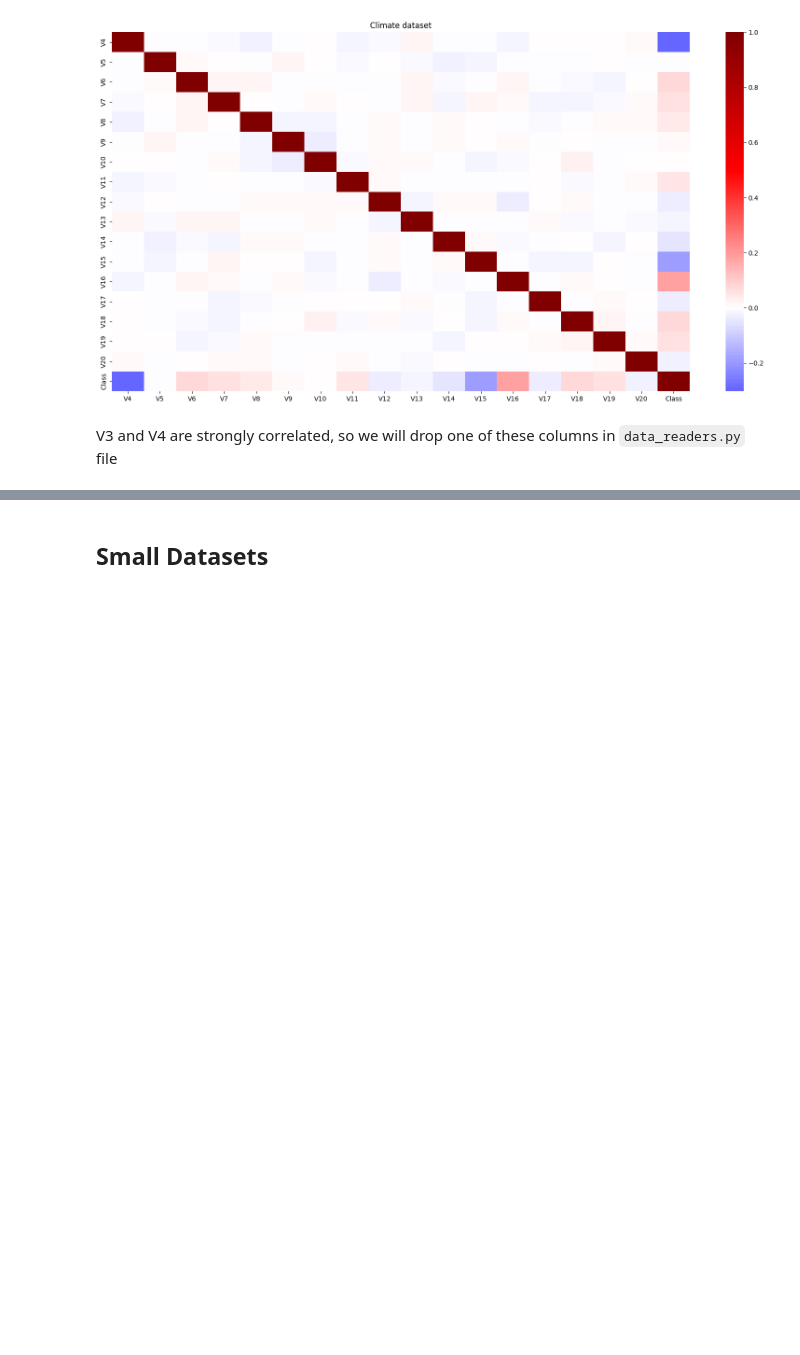
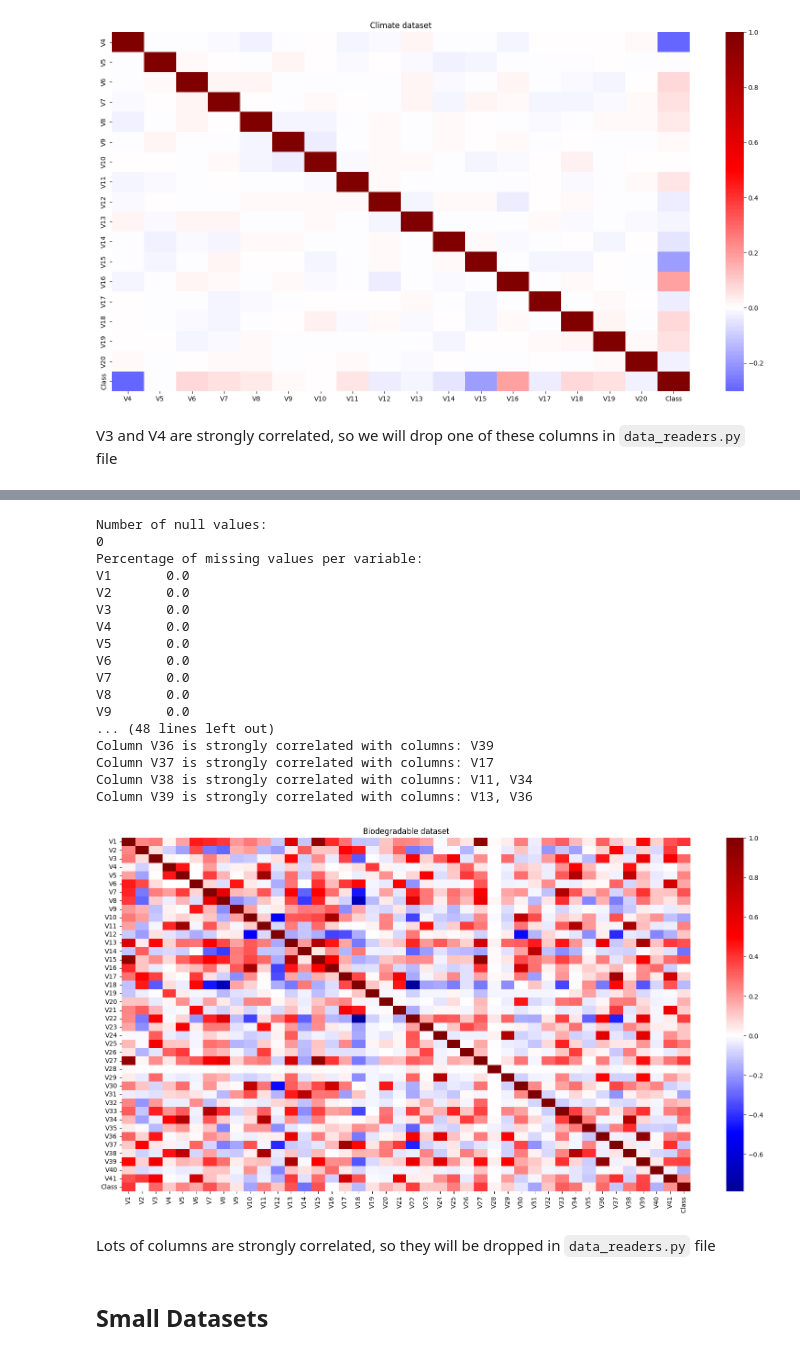
Before and after one commit to LJaremek/AdvancedMachineLearningProject-MINI, a Jupyter notebook: data_processing.ipynb, the cells around one changed output, grey strips where cells are left out. Cells and saved outputs as stored; diff of their text form; code cells hidden in the pictures; blank space fills up the shorter version.

Commit message:
biodeg dataset

```diff
--- a/data_processing.ipynb
+++ b/data_processing.ipynb
@@ -156,0 +159,4 @@ V3 and V4 are strongly correlated, so we will drop one of these columns in `data
+# %%
+data = arff.loadarff("data/biodegradable/phpGUrE90.arff")
+biodeg_df = pd.DataFrame(data[0])
+biodeg_df.head()
@@ -157,3 +184,41 @@ V3 and V4 are strongly correlated, so we will drop one of these columns in `data
+# %%
+biodeg_df.replace({'Class': {b'2': 0, b'1': 1}}, inplace=True)
+biodeg_df['Class'] = biodeg_df['Class'].astype('float64')
+# %%
+print("Number of null values:")
+print(biodeg_df.isnull().sum().sum())
+
+missing_percentage = (biodeg_df.isnull().sum() / len(biodeg_df)) * 100
+print("Percentage of missing values per variable:")
+print(missing_percentage)
+
+correlated_columns = check_correlation(biodeg_df)
+
+for col, correlated_cols in correlated_columns:
+    print(f"Column {col} is strongly correlated with columns: {', '.join(map(str, correlated_cols))}")
+
+plot_dataset(biodeg_df, title="Biodegradable dataset")
+# %% [output]
+Number of null values:
+0
+Percentage of missing values per variable:
+V1       0.0
+V2       0.0
+V3       0.0
+V4       0.0
+V5       0.0
+V6       0.0
+V7       0.0
+V8       0.0
+V9       0.0
+... (48 lines left out)
+Column V36 is strongly correlated with columns: V39
+Column V37 is strongly correlated with columns: V17
+Column V38 is strongly correlated with columns: V11, V34
+Column V39 is strongly correlated with columns: V13, V36
+[figure, added]
+# %% [markdown]
+Lots of columns are strongly correlated, so they will be dropped in `data_readers.py` file
 # %% [markdown]
 ## Small Datasets
 # %% [markdown]
```
Also changed, not shown: parts of 3 cells of this notebook.
